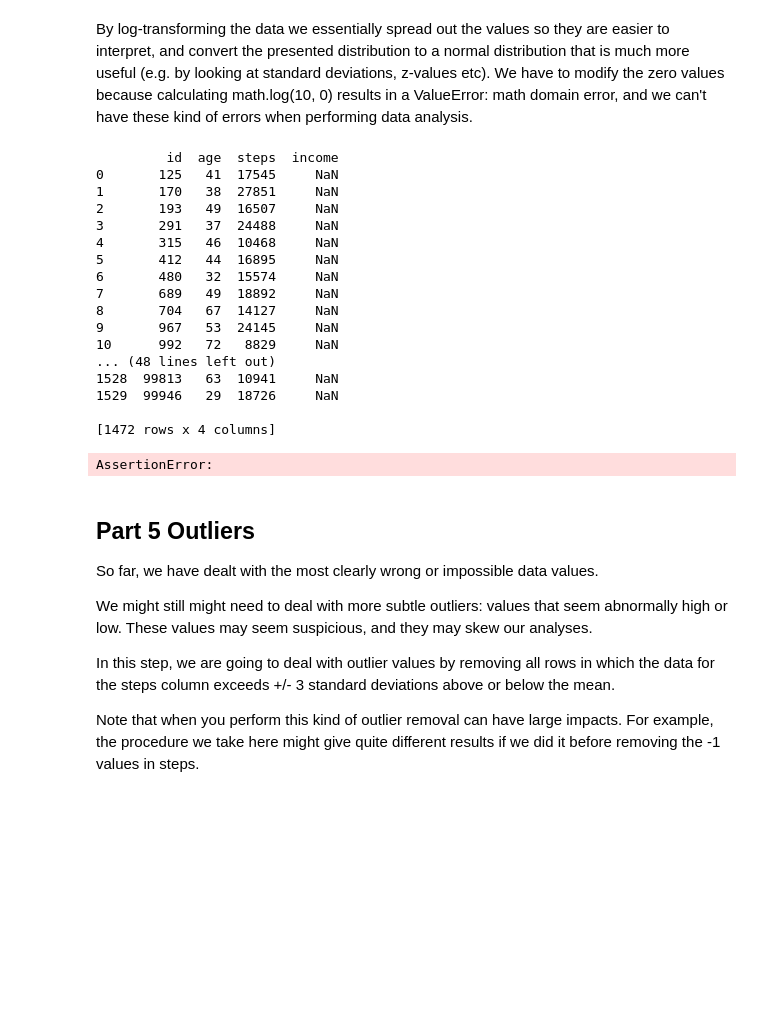
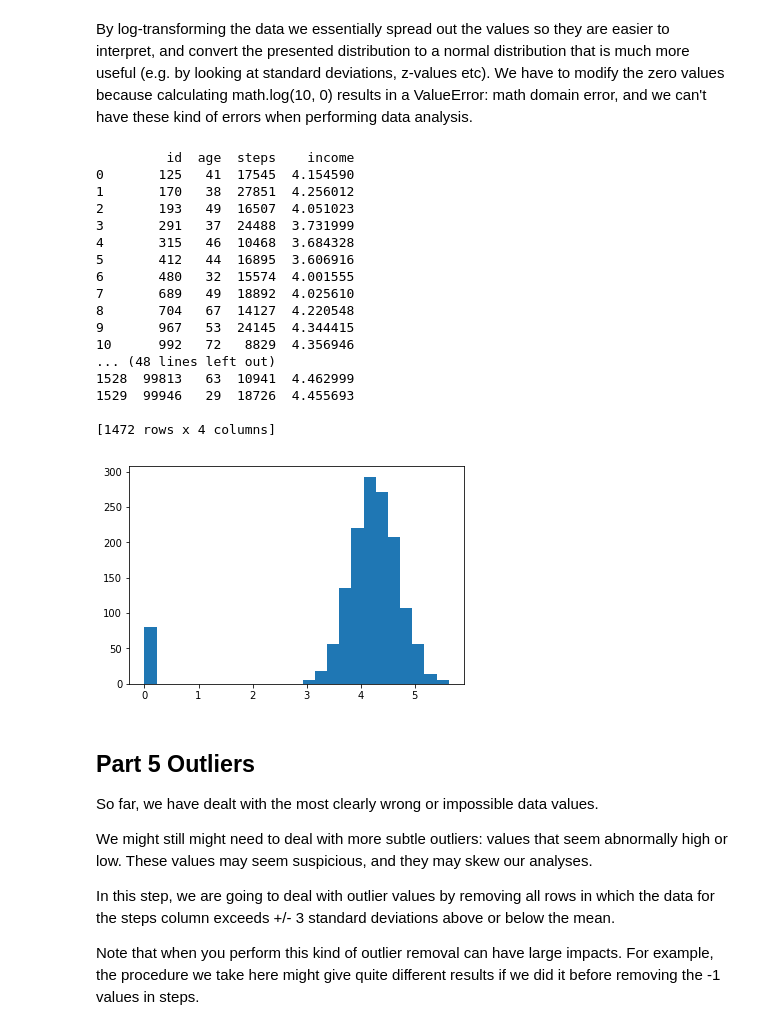
Before and after one commit to graskovi/COGS108_Repo, a Jupyter notebook: A2/A2_R6931.ipynb, the cells around one changed output. Drawn from its saved outputs; the diff is of its cells as text; code cells hidden in the pictures; blank space fills up the shorter version.

```diff
--- a/A2/A2_R6931.ipynb
+++ b/A2/A2_R6931.ipynb
@@ -287,9 +278,10 @@ By log-transforming the data we essentially spread out the values so they are ea
 We have to modify the zero values because calculating math.log(10, 0) results in a ValueError: math domain error, and we can't have these kind of errors when performing data analysis.
 # %%
 # 4c) For all rows in which income is equal to zero, recode income to be equal to 1
-df[df['income'] == 0] = 1
+
 # YOUR CODE HERE
-#raise NotImplementedError()
+# Advanced indexing
+df['income'][df['income'] == 0] = 1
 # %%
 # Tests for 4c
 
@@ -297,28 +289,26 @@ assert sum(df['income'] == 0.) == 0
 # %%
 # 4d) Transform income using a log10 transform
 
+# YOUR CODE HERE
 df['income'] = df['income'].apply(lambda x: np.log10(x))
 
 print(df)
-
-# YOUR CODE HERE
-#raise NotImplementedError()
 # %% [output]
-         id  age  steps  income
-0       125   41  17545     NaN
-1       170   38  27851     NaN
-2       193   49  16507     NaN
-3       291   37  24488     NaN
-4       315   46  10468     NaN
-5       412   44  16895     NaN
-6       480   32  15574     NaN
-7       689   49  18892     NaN
-8       704   67  14127     NaN
-9       967   53  24145     NaN
-10      992   72   8829     NaN
+         id  age  steps    income
+0       125   41  17545  4.154590
+1       170   38  27851  4.256012
+2       193   49  16507  4.051023
+3       291   37  24488  3.731999
+4       315   46  10468  3.684328
+5       412   44  16895  3.606916
+6       480   32  15574  4.001555
+7       689   49  18892  4.025610
+8       704   67  14127  4.220548
+9       967   53  24145  4.344415
+10      992   72   8829  4.356946
 ... (48 lines left out)
-1528  99813   63  10941     NaN
-1529  99946   29  18726     NaN
+1528  99813   63  10941  4.462999
+1529  99946   29  18726  4.455693
 
 [1472 rows x 4 columns]
 # %%
@@ -326,15 +316,15 @@ print(df)
 
 assert np.isclose(min(df['income']), 0.0, 0.05)
 assert np.isclose(max(df['income']), 5.62, 0.05)
-# %% [output]
-AssertionError:
 # %%
 # 4e) Replot the histogram for income data after the data transformation
 
 # YOUR CODE HERE
-raise NotImplementedError()
+plt.hist(df['income'], bins=25)
 
 f4 = plt.gcf()
+# %% [output]
+[figure, added]
 # %%
 # Tests for 4e
 
```
Also changed, not shown: parts of 31 cells of this notebook.
